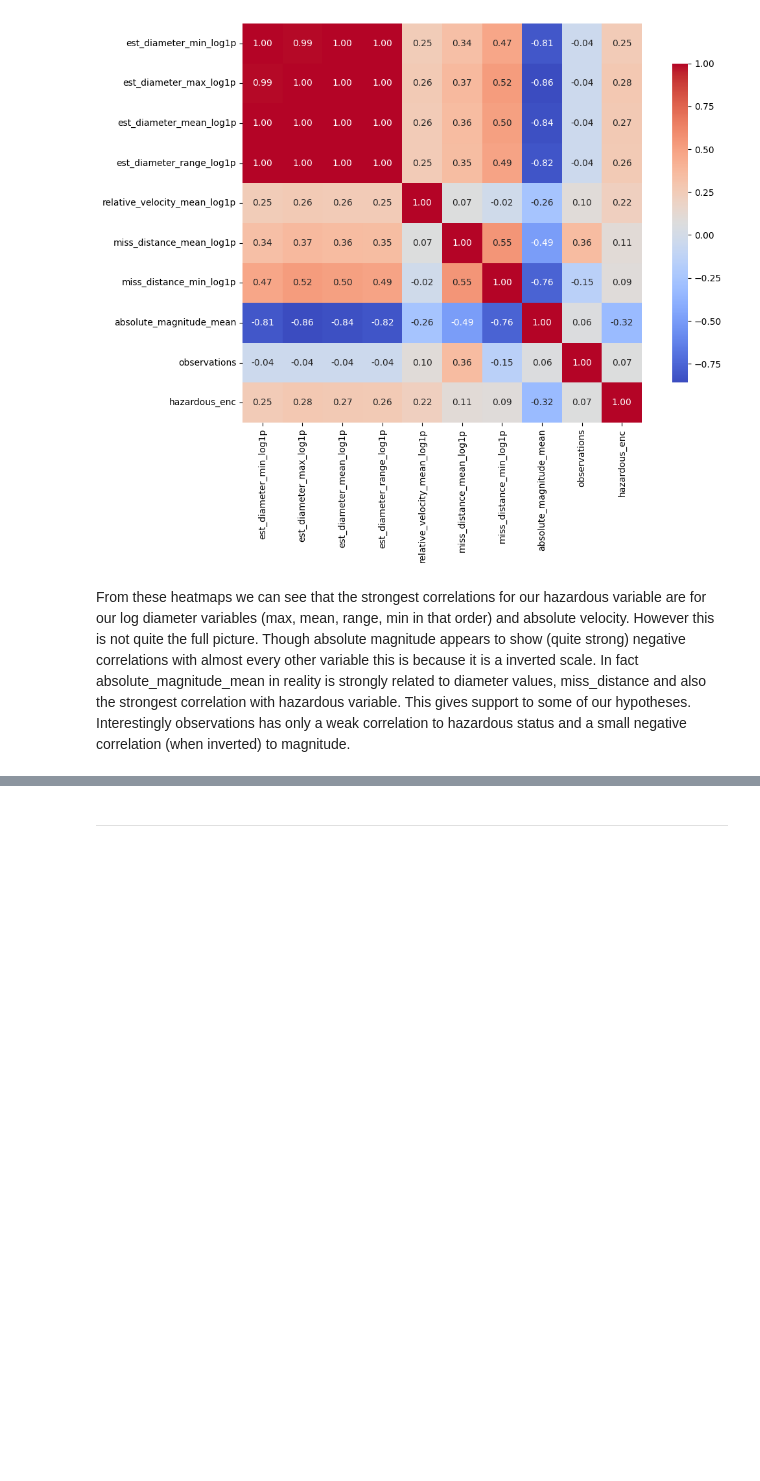
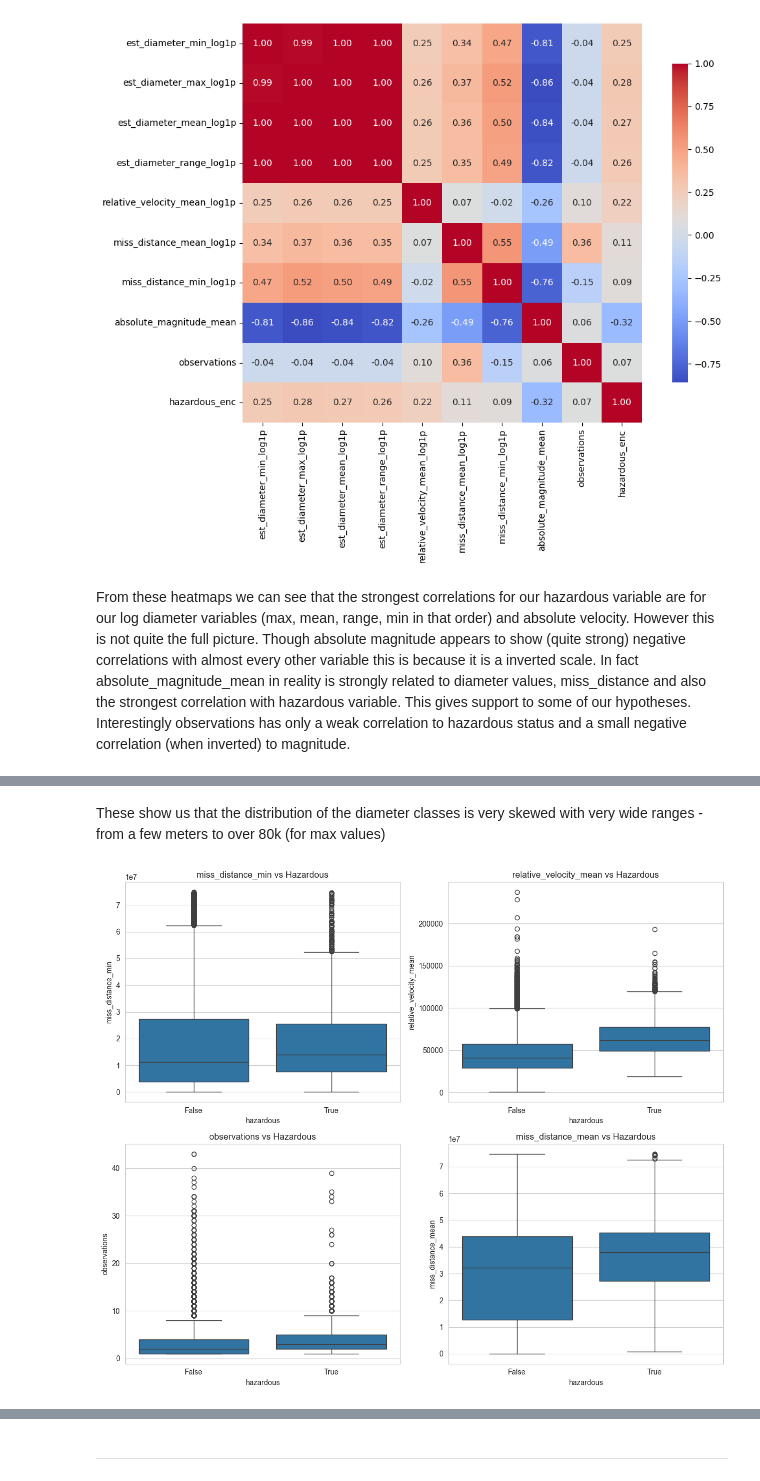
Before and after one commit to Mikeecee1/Near-Earth-Asteroid-Analysis, a Jupyter notebook: jupyter_notebooks/Visualisation.ipynb, the cells around one changed output, grey strips where cells are left out. Cells and saved outputs as stored; diff of their text form; code cells hidden in the pictures; blank space fills up the shorter version.

```diff
--- a/jupyter_notebooks/Visualisation.ipynb
+++ b/jupyter_notebooks/Visualisation.ipynb
@@ -167,0 +181,15 @@ Now
+# %% [markdown]
+These show us that the distribution of the diameter classes is very skewed with very wide ranges - from a few meters to over 80k (for max values)
+# %%
+
+#boxplots for continuous numeric variables vs hazardous (not log transformed or diameter)
+box_features2 = [ "miss_distance_min", "relative_velocity_mean", 'observations', 'miss_distance_mean']
+plt.figure(figsize=(12, 10))
+for i, col in enumerate(box_features2, 1):
+    plt.subplot(2, 2, i)
+    sns.boxplot(data=df, x="hazardous", y=col)
+    plt.title(f"{col} vs Hazardous")
+plt.tight_layout()
+plt.show()
+# %% [output]
+[figure, added]
```
Also changed, not shown: parts of 15 cells of this notebook.
